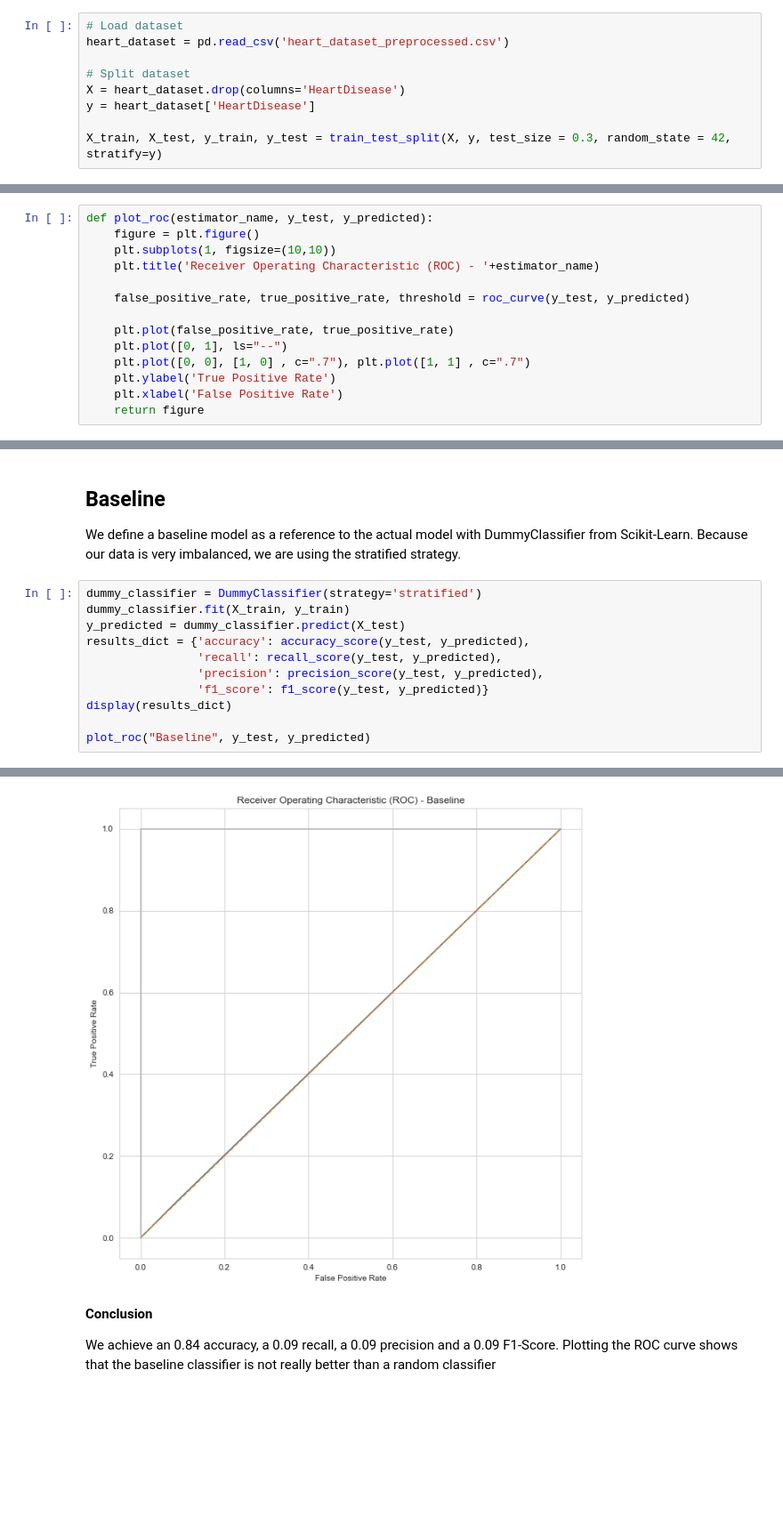
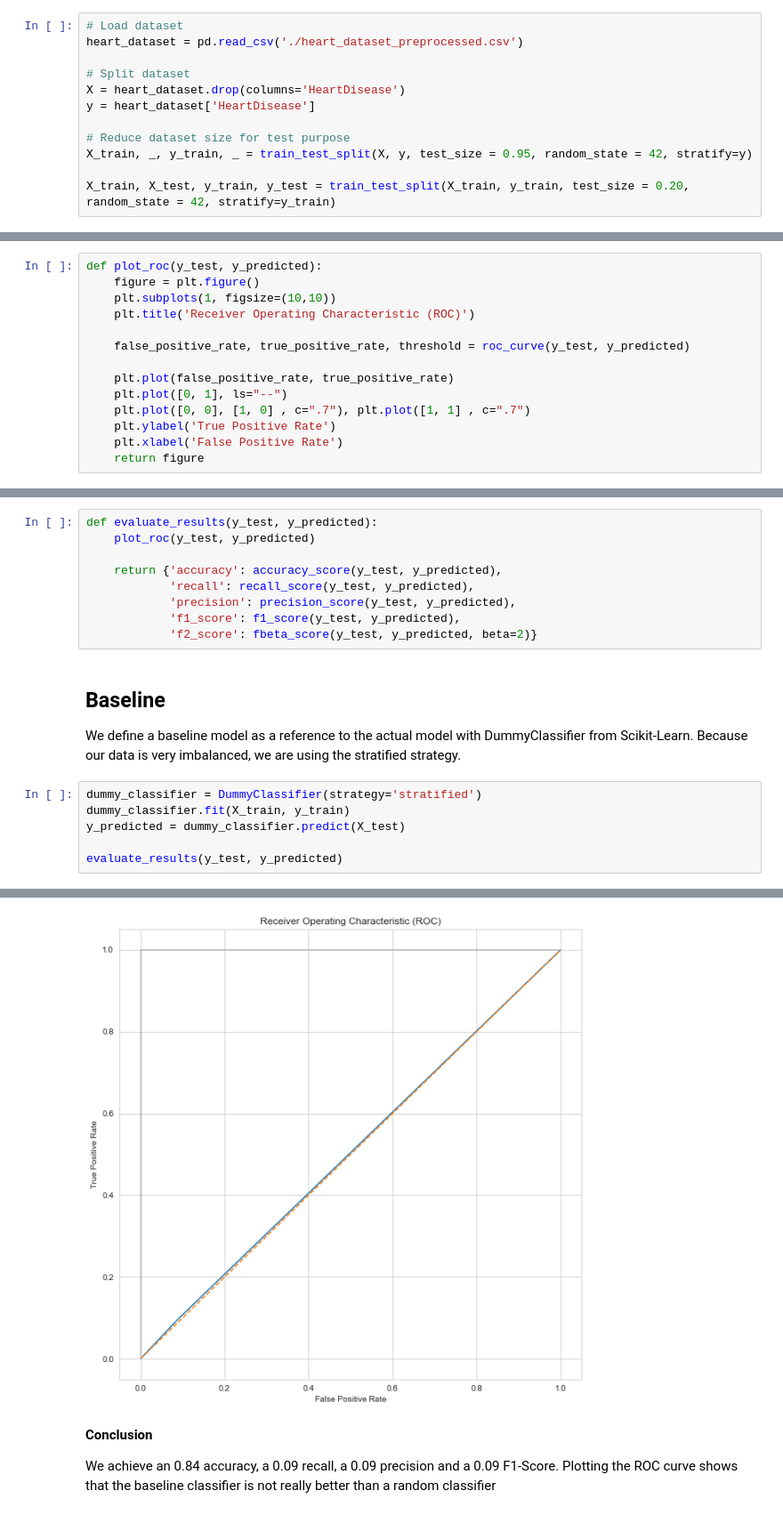
Before and after one commit to BenediktLueth/heartheroes, a Jupyter notebook: model_training.ipynb, the cells around one changed output, grey strips where cells are left out. Shown: that part at 89% size. Drawn from its saved outputs; the diff is of its cells as text; blank space fills up the shorter version.

```diff
--- a/model_training.ipynb
+++ b/model_training.ipynb
@@ -20,10 +19,13 @@ from sklearn.neural_network import MLPClassifier
 Load preprocessed dataset and create objects X and y to store the data and the target value. Then split data into training data and testing data.
 # %%
 # Load dataset
-heart_dataset = pd.read_csv('heart_dataset_preprocessed.csv')
+heart_dataset = pd.read_csv('./heart_dataset_preprocessed.csv')
 
 # Split dataset
 X = heart_dataset.drop(columns='HeartDisease')
 y = heart_dataset['HeartDisease']
 
-X_train, X_test, y_train, y_test = train_test_split(X, y, test_size = 0.3, random_state = 42, stratify=y)
+# Reduce dataset size for test purpose
+X_train, _, y_train, _ = train_test_split(X, y, test_size = 0.95, random_state = 42, stratify=y)
+
+X_train, X_test, y_train, y_test = train_test_split(X_train, y_train, test_size = 0.20, random_state = 42, stratify=y_train)
@@ -30,10 +40,10 @@ X_train, X_test, y_train, y_test = train_test_split(X, y, test_size = 0.3, rando
 # %% [markdown]
 ## Method for ROC plotting
 # %%
-def plot_roc(estimator_name, y_test, y_predicted):
+def plot_roc(y_test, y_predicted):
     figure = plt.figure()
     plt.subplots(1, figsize=(10,10))
-    plt.title('Receiver Operating Characteristic (ROC) - '+estimator_name)
+    plt.title('Receiver Operating Characteristic (ROC)')
 
     false_positive_rate, true_positive_rate, threshold = roc_curve(y_test, y_predicted)
 
@@ -46,3 +58,12 @@ def plot_roc(estimator_name, y_test, y_predicted):
+# %%
+def evaluate_results(y_test, y_predicted):
+    plot_roc(y_test, y_predicted)
+
+    return {'accuracy': accuracy_score(y_test, y_predicted),
+            'recall': recall_score(y_test, y_predicted),
+            'precision': precision_score(y_test, y_predicted),
+            'f1_score': f1_score(y_test, y_predicted),
+            'f2_score': fbeta_score(y_test, y_predicted, beta=2)}
 # %% [markdown]
 ## Baseline
 
@@ -51,11 +72,6 @@ We define a baseline model as a reference to the actual model with DummyClassifi
 dummy_classifier = DummyClassifier(strategy='stratified')
 dummy_classifier.fit(X_train, y_train)
 y_predicted = dummy_classifier.predict(X_test)
-results_dict = {'accuracy': accuracy_score(y_test, y_predicted),
-                'recall': recall_score(y_test, y_predicted),
-                'precision': precision_score(y_test, y_predicted),
-                'f1_score': f1_score(y_test, y_predicted)}
-display(results_dict)
 
-plot_roc("Baseline", y_test, y_predicted)
+evaluate_results(y_test, y_predicted)
 # %% [output]
@@ -68,4 +84,4 @@ plot_roc("Baseline", y_test, y_predicted)
-[figure, old version]
+[figure, new version]
 # %% [markdown]
 **Conclusion**
 
```
Also changed, not shown: parts of 13 cells of this notebook, 2 other files.
